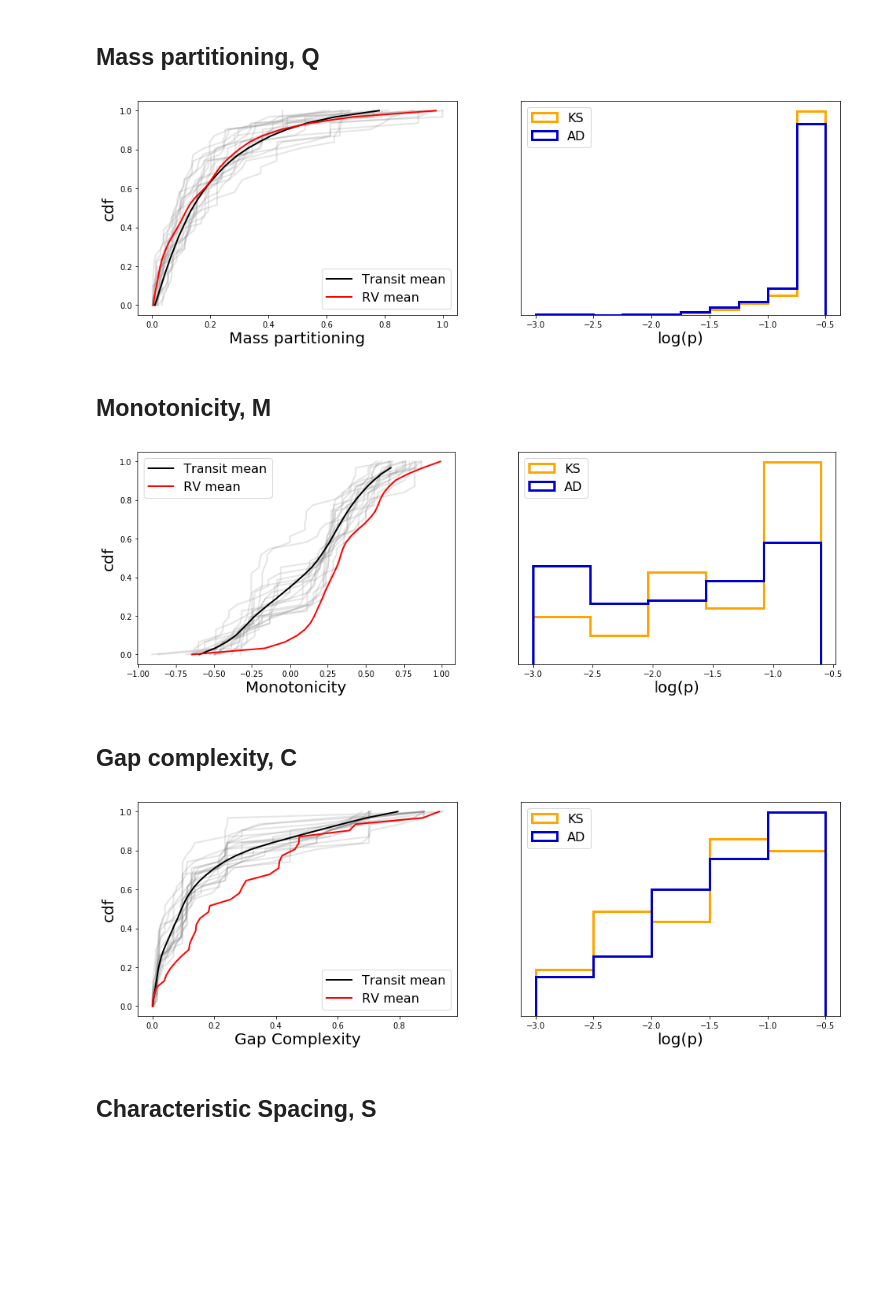
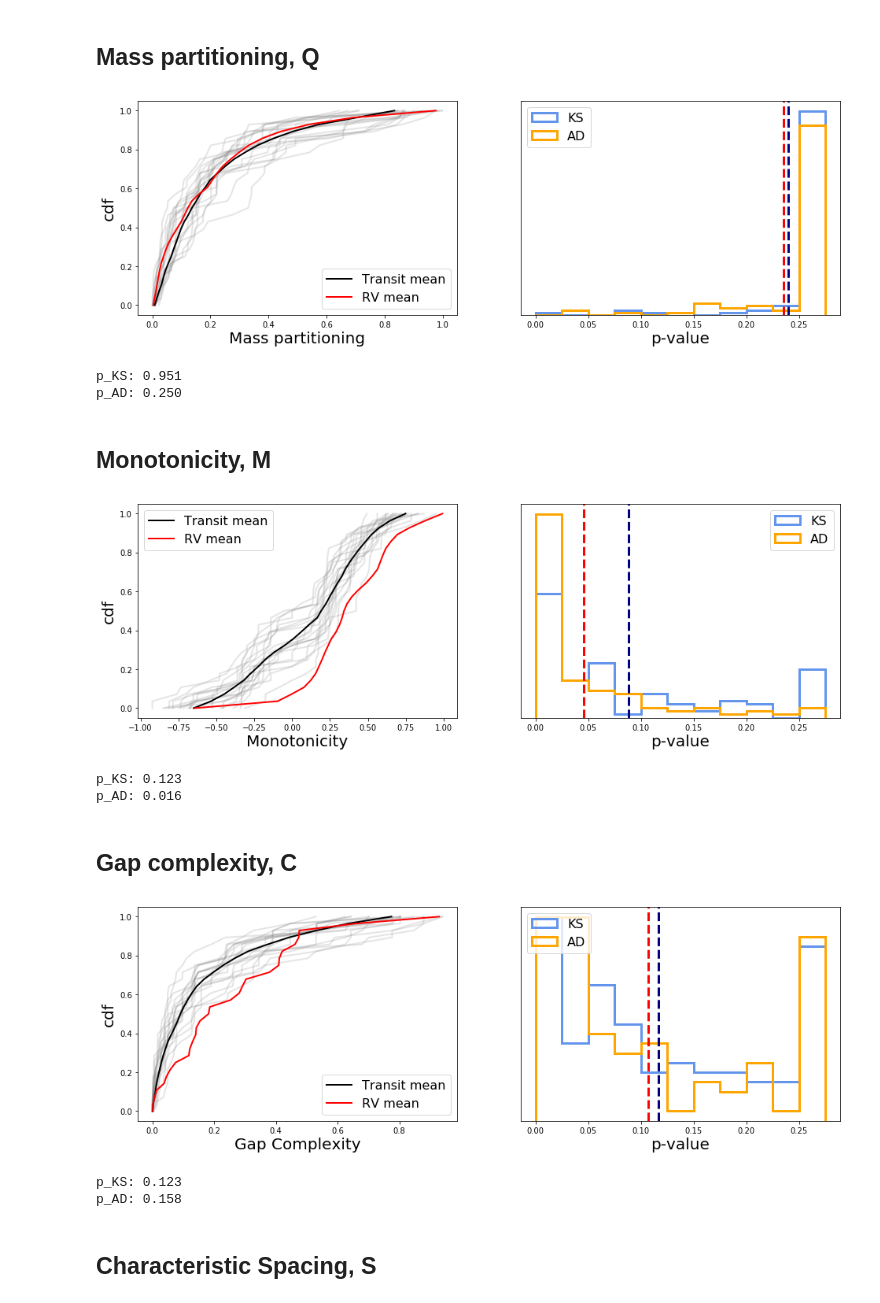
Before and after one commit to djhoover717/Oviraptor, a Jupyter notebook: oviraptor_v4.ipynb, the cells around one changed output. Saved outputs shown, nothing was run; the diff lists cells and outputs as text; code cells hidden in the pictures; blank space fills up the shorter version.

```diff
--- a/oviraptor_v4.ipynb
+++ b/oviraptor_v4.ipynb
@@ -52,7 +52,7 @@ royalpurple = '#9e00a3'
 lavender = '#cc98d9'
 # %%
 # set manual controls and paths
-NBOOT = 1000
+NBOOT = 100
 
 #my_file = 'C:/Users/djhoo/Documents/maiasaurus-master/catalogues/oviraptor_master.csv'
 my_file = "/Users/research/projects/oviraptor/catalogues/oviraptor_master.csv"
@@ -516,6 +610,7 @@ for i in range(NBOOT):
         # do a weighted draw of a random transit system
         w_rand = np.random.uniform(0,1)
         loc = np.argmin(np.abs(w_rand-w_tr))
+
         Q_tr[i,j] = archinfo.Q(transit_systems[loc].prob_mass[i])
 
 
@@ -523,7 +618,7 @@ for i in range(NBOOT):
     Q_tr[i] = np.sort(Q_tr[i])
 
     # p-values (capped at 0.25, floored at 0.001)
-    KS["Q"][i] = np.min([stats.ks_2samp(Q_rv[i], Q_tr[i])[1], 0.25])
+    KS["Q"][i] = np.min([perturbed_ks_2samp(Q_rv[i], Q_tr[i])[1], 0.25])
     AD["Q"][i] = stats.anderson_ksamp([Q_rv[i], Q_tr[i]])[2]
 
     KS["Q"][i] = np.max([KS["Q"][i], 1e-3])
@@ -543,17 +638,28 @@ ax[0].set_xlabel("Mass partitioning", fontsize=20)
 ax[0].legend(fontsize=16)
 ax[0].set_ylabel("cdf", fontsize=20)
 
-bins = np.linspace(-3.0, -0.5, 11)
+bins = np.linspace(0.0, 0.275, 12)
 
-ax[1].hist(np.log10(KS["Q"]), bins=bins, color="orange", histtype="step", lw=3, label="KS")
-ax[1].hist(np.log10(AD["Q"]), bins=bins, color="mediumblue", histtype="step", lw=3, label="AD")
-ax[1].set_xlabel("log(p)", fontsize=20)
+ax[1].hist(KS["Q"], bins=bins, color="cornflowerblue", histtype="step", lw=3, label="KS")
+ax[1].hist(AD["Q"], bins=bins, color="orange", histtype="step", lw=3, label="AD")
+ax[1].axvline(np.mean(KS["Q"]), color="navy", lw=3, ls="--")
+ax[1].axvline(np.mean(AD["Q"]), color="red", lw=3, ls="--")
+ax[1].set_xlabel("p-value", fontsize=20)
 ax[1].set_yticks([])
 ax[1].legend(loc="upper left", fontsize=16)
 
 plt.show()
+
+
+KS_mean = stats.ks_2samp(np.mean(Q_tr,0), np.mean(Q_rv,0))[1]
+AD_mean = stats.anderson_ksamp([np.mean(Q_tr,0), np.mean(Q_rv,0)])[2]
+
+print("p_KS: {0:.3f}".format(KS_mean))
+print("p_AD: {0:.3f}".format(AD_mean))
 # %% [output]
-[figure, old version]
+[figure, new version]
+p_KS: 0.951
+p_AD: 0.250
 # %% [markdown]
 ## Monotonicity, M
 # %%
@@ -577,40 +683,51 @@ for i in range(NBOOT):
 
 
     M_rv[i] = np.sort(M_rv[i])
     M_tr[i] = np.sort(M_tr[i])
 
     # p-values (capped at 0.25, floored at 0.001)
-    KS["M"][i] = np.min([stats.ks_2samp(M_rv[i], M_tr[i])[1], 0.25])
+    KS["M"][i] = np.min([perturbed_ks_2samp(M_rv[i], M_tr[i])[1], 0.25])
     AD["M"][i] = stats.anderson_ksamp([M_rv[i], M_tr[i]])[2]
 
     KS["M"][i] = np.max([KS["M"][i], 1e-3])
     AD["M"][i] = np.max([AD["M"][i], 1e-3])
 
 
 fig, ax = plt.subplots(1,2, figsize=(16,5))
 
 
 draws = np.random.choice(np.arange(NBOOT, dtype="int"), size=20, replace=False)
 
 for d in draws:
     ax[0].plot(M_tr[d], np.linspace(0,1,Nsys), c="grey", alpha=0.2, lw=2)
 ax[0].plot(np.mean(M_tr, axis=0), np.linspace(0,1,Nsys), c="k", lw=2, label="Transit mean")
 ax[0].plot(np.mean(M_rv, axis=0), np.linspace(0,1,Nsys), c="r", lw=2, label="RV mean")
 ax[0].set_xlabel("Monotonicity", fontsize=20)
 ax[0].legend(fontsize=16)
 ax[0].set_ylabel("cdf", fontsize=20)
 
-bins = np.linspace(-3.0, -0.6, 6)
+bins = np.linspace(0.0, 0.275, 12)
 
-ax[1].hist(np.log10(KS["M"]), bins=bins, color="orange", histtype="step", lw=3, label="KS")
-ax[1].hist(np.log10(AD["M"]), bins=bins, color="mediumblue", histtype="step", lw=3, label="AD")
-ax[1].set_xlabel("log(p)", fontsize=20)
+ax[1].hist(KS["M"], bins=bins, color="cornflowerblue", histtype="step", lw=3, label="KS")
+ax[1].hist(AD["M"], bins=bins, color="orange", histtype="step", lw=3, label="AD")
+ax[1].axvline(np.mean(KS["M"]), color="navy", lw=3, ls="--")
+ax[1].axvline(np.mean(AD["M"]), color="red", lw=3, ls="--")
+ax[1].set_xlabel("p-value", fontsize=20)
 ax[1].set_yticks([])
-ax[1].legend(loc="upper left", fontsize=16)
+ax[1].legend(loc="upper right", fontsize=16)
 
 plt.show()
+
+
+KS_mean = stats.ks_2samp(np.mean(M_tr,0), np.mean(M_rv,0))[1]
+AD_mean = stats.anderson_ksamp([np.mean(M_tr,0), np.mean(M_rv,0)])[2]
+
+print("p_KS: {0:.3f}".format(KS_mean))
+print("p_AD: {0:.3f}".format(AD_mean))
 # %% [output]
-[figure, old version]
+[figure, new version]
+p_KS: 0.123
+p_AD: 0.016
 # %% [markdown]
 ## Gap complexity, C
 # %%
@@ -637,7 +754,7 @@ for i in range(NBOOT):
     C_tr[i] = np.sort(C_tr[i])
 
     # p-values (capped at 0.25, floored at 0.001)
-    KS["C"][i] = np.min([stats.ks_2samp(C_rv[i], C_tr[i])[1], 0.25])
+    KS["C"][i] = np.min([perturbed_ks_2samp(C_rv[i], C_tr[i])[1], 0.25])
     AD["C"][i] = stats.anderson_ksamp([C_rv[i], C_tr[i]])[2]
 
     KS["C"][i] = np.max([KS["C"][i], 1e-3])
@@ -657,17 +774,28 @@ ax[0].set_xlabel("Gap Complexity", fontsize=20)
 ax[0].legend(fontsize=16)
 ax[0].set_ylabel("cdf", fontsize=20)
 
-bins = np.linspace(-3.0, -0.5, 6)
+bins = np.linspace(0.0, 0.275, 12)
 
-ax[1].hist(np.log10(KS["C"]), bins=bins, color="orange", histtype="step", lw=3, label="KS")
-ax[1].hist(np.log10(AD["C"]), bins=bins, color="mediumblue", histtype="step", lw=3, label="AD")
-ax[1].set_xlabel("log(p)", fontsize=20)
+ax[1].hist(KS["C"], bins=bins, color="cornflowerblue", histtype="step", lw=3, label="KS")
+ax[1].hist(AD["C"], bins=bins, color="orange", histtype="step", lw=3, label="AD")
+ax[1].axvline(np.mean(KS["C"]), color="navy", lw=3, ls="--")
+ax[1].axvline(np.mean(AD["C"]), color="red", lw=3, ls="--")
+ax[1].set_xlabel("p-value", fontsize=20)
 ax[1].set_yticks([])
 ax[1].legend(loc="upper left", fontsize=16)
 
 plt.show()
+
+
+KS_mean = stats.ks_2samp(np.mean(C_tr,0), np.mean(C_rv,0))[1]
+AD_mean = stats.anderson_ksamp([np.mean(C_tr,0), np.mean(C_rv,0)])[2]
+
+print("p_KS: {0:.3f}".format(KS_mean))
+print("p_AD: {0:.3f}".format(AD_mean))
 # %% [output]
-[figure, old version]
+[figure, new version]
+p_KS: 0.123
+p_AD: 0.158
 # %% [markdown]
 ## Characteristic Spacing, S
 # %%
```
Also changed, not shown: parts of 17 cells of this notebook, 2 other files.
